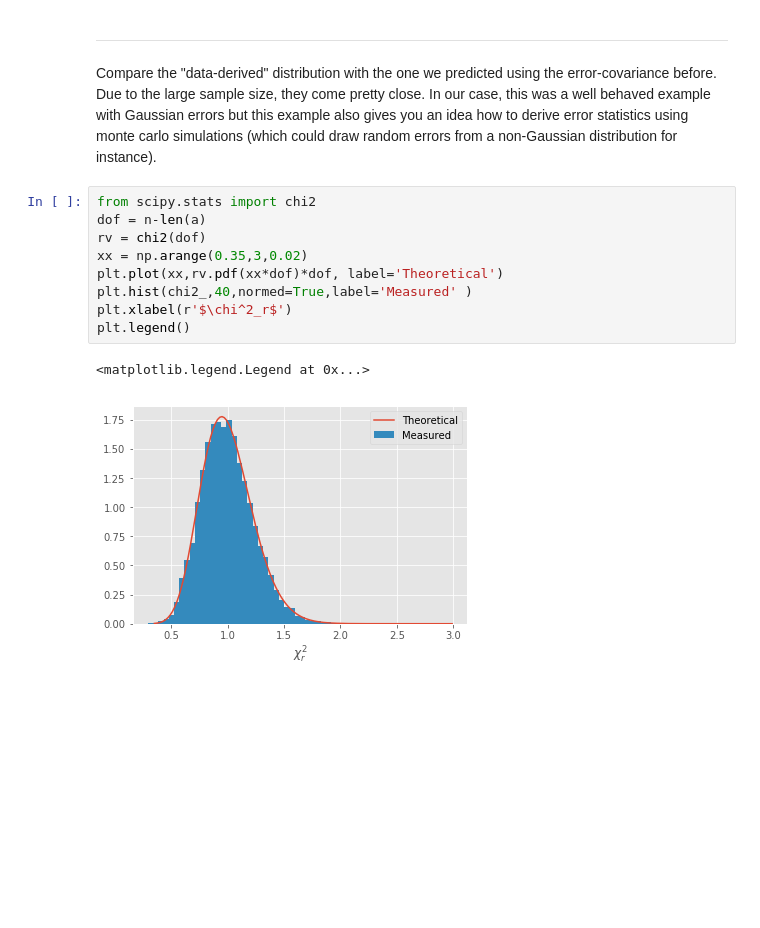
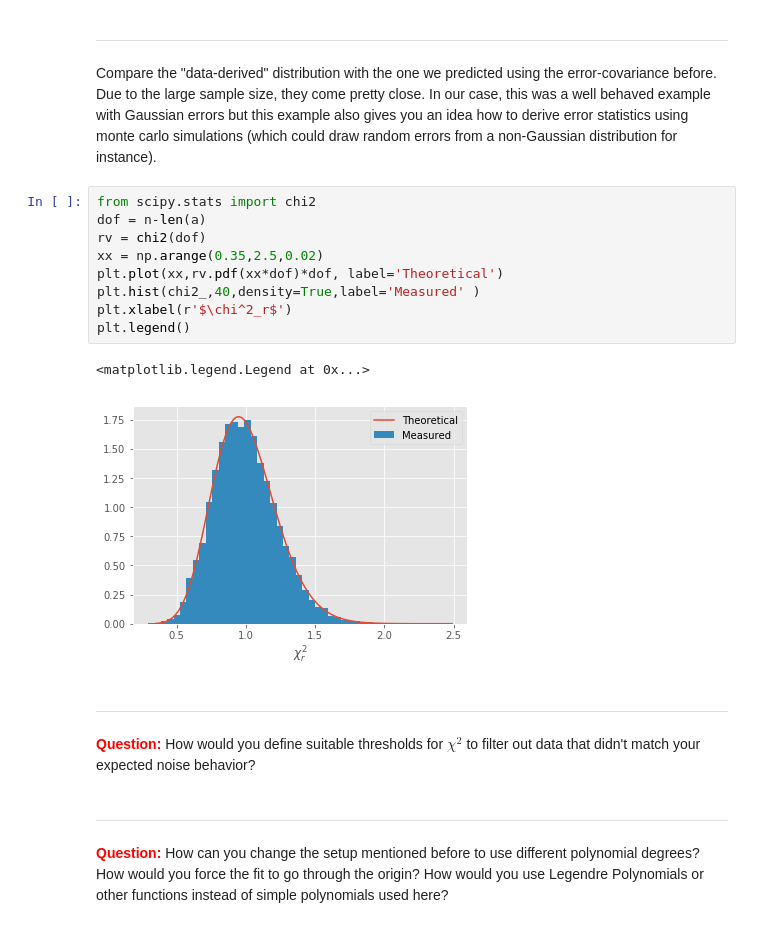
Before and after one commit to cfranken/ESE156, a Jupyter notebook: Week1/notebooks/ESE156_Example1_Linefit.ipynb, the cells around one changed output. Cells and saved outputs as stored; diff of their text form; blank space fills up the shorter version.

```diff
--- a/Week1/notebooks/ESE156_Example1_Linefit.ipynb
+++ b/Week1/notebooks/ESE156_Example1_Linefit.ipynb
@@ -262,12 +262,20 @@ Compare the "data-derived" distribution with the one we predicted using the erro
 # %%
 from scipy.stats import chi2
 dof = n-len(a)
 rv = chi2(dof)
-xx = np.arange(0.35,3,0.02)
+xx = np.arange(0.35,2.5,0.02)
 plt.plot(xx,rv.pdf(xx*dof)*dof, label='Theoretical')
-plt.hist(chi2_,40,normed=True,label='Measured' )
+plt.hist(chi2_,40,density=True,label='Measured' )
 plt.xlabel(r'$\chi^2_r$')
 plt.legend()
 # %% [output]
 <matplotlib.legend.Legend at 0x...>
-[figure, old version]
+[figure, new version]
+# %% [markdown]
+_____
+<font color=red>**Question:**</font>
+How would you define suitable thresholds for $\chi^2$ to filter out data that didn't match your expected noise behavior?
+# %% [markdown]
+_____
+<font color=red>**Question:**</font>
+How can you change the setup mentioned before to use different polynomial degrees? How would you force the fit to go through the origin? How would you use Legendre Polynomials or other functions instead of simple polynomials used here?
```
Also changed, not shown: parts of 2 cells of this notebook.
